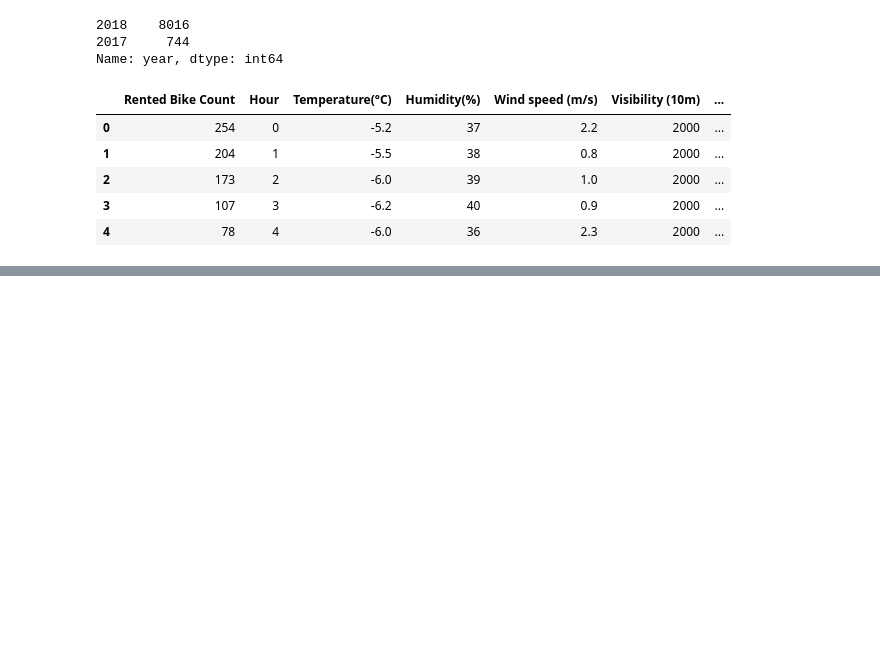
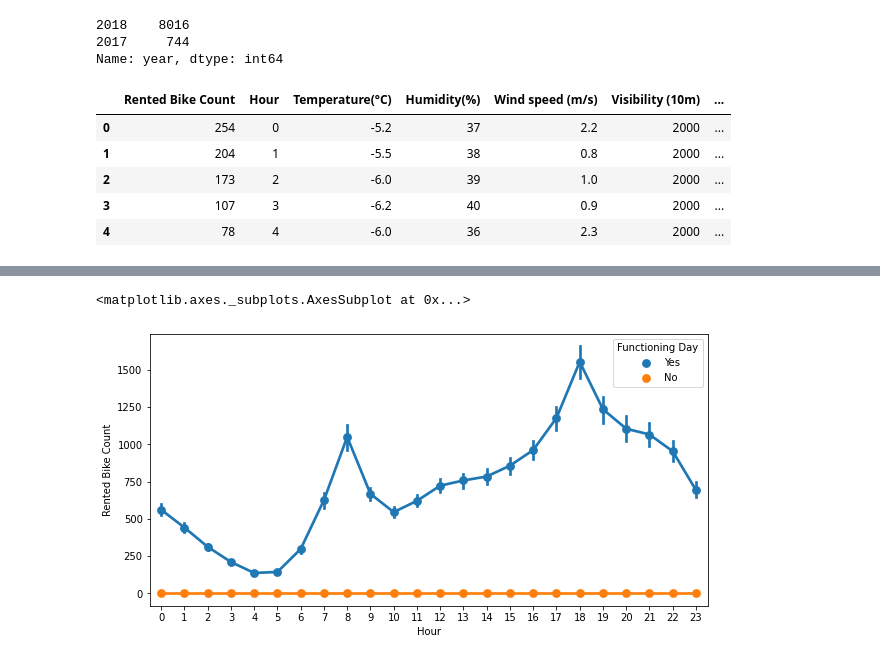
Before and after one commit to josevypz/EDA-Telecom-churn, a Jupyter notebook: seoulbikedata.ipynb, the cells around one changed output, grey strips where cells are left out. Drawn from its saved outputs; the diff is of its cells as text; code cells hidden in the pictures; blank space fills up the shorter version.

```diff
--- a/seoulbikedata.ipynb
+++ b/seoulbikedata.ipynb
@@ -95,7 +95,7 @@ df['month'] = df['Date'].dt.month_name()
 df['day'] = df['Date'].dt.day_name()
 # %%
 df['year'] = df['year'].astype('str')
-df['day'] = df['day'].astype('str')
+df['Hour'] = df['Hour'].astype('str')
 # %%
 df.info()
 # %% [output]
@@ -193,0 +215,6 @@ array([ 0,  1,  2,  3,  4,  5,  6,  7,  8,  9, 10, 11, 12, 13, 14, 15, 16,
+# %%
+plt.figure(figsize = (10,5))
+sns.pointplot(x = 'Hour',y = 'Rented Bike Count',hue = 'Functioning Day',data=df)
+# %% [output]
+<matplotlib.axes._subplots.AxesSubplot at 0x...>
+[figure, added]
```
Also changed, not shown: parts of 28 cells of this notebook.
